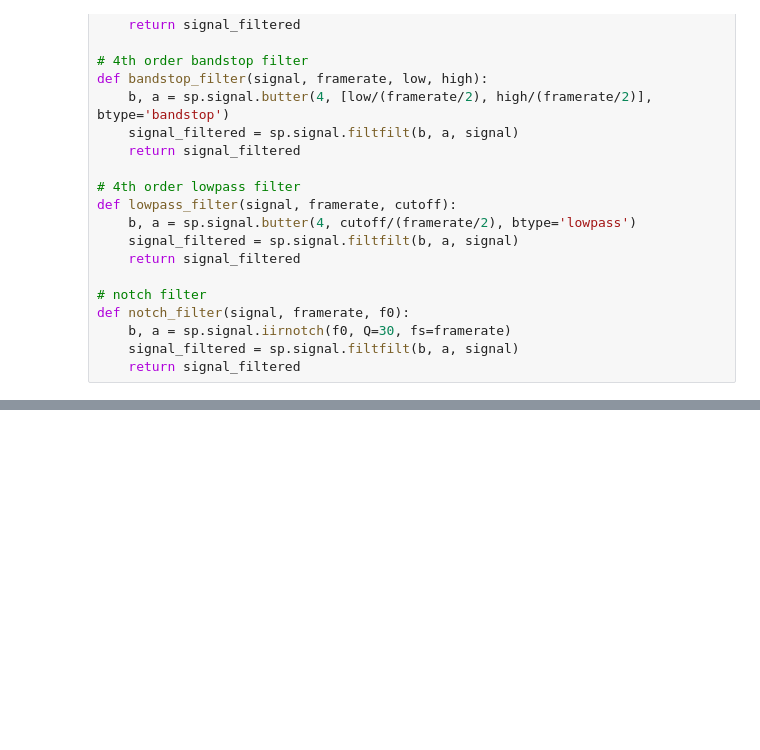
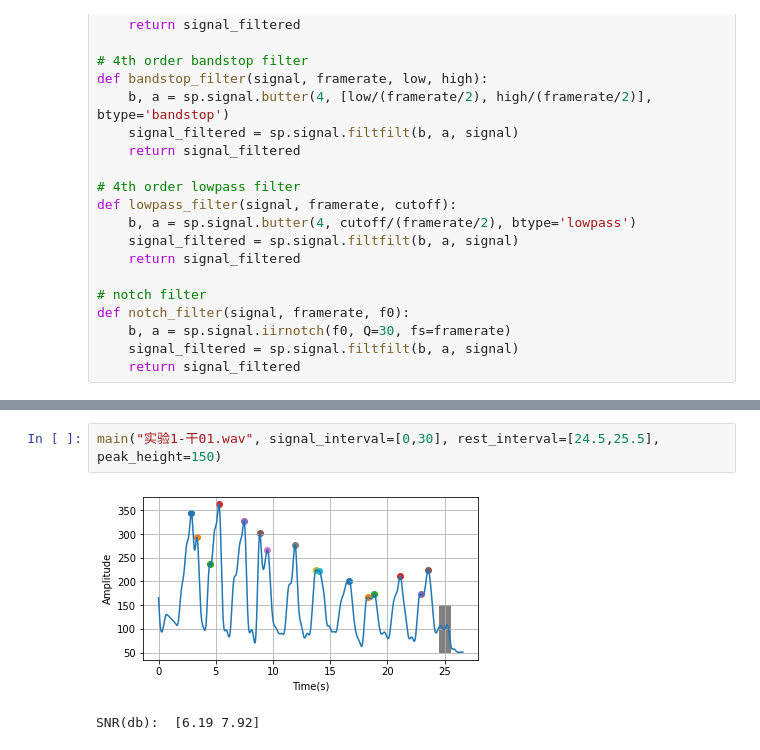
Before and after one commit to mumumli/BN5209, a Jupyter notebook: EMG_recording/EMG_recording_experiment1.ipynb, the cells around one changed output, grey strips where cells are left out. Saved outputs shown, nothing was run; the diff lists cells and outputs as text; blank space fills up the shorter version.

```diff
--- a/EMG_recording/EMG_recording_experiment1.ipynb
+++ b/EMG_recording/EMG_recording_experiment1.ipynb
@@ -175 +183,6 @@ def main(file_name, signal_interval=[0,1], rest_interval=[0,1], peak_height=100)
+# %%
+main("实验1-干01.wav", signal_interval=[0,30], rest_interval=[24.5,25.5], peak_height=150)
+# %% [output]
+[figure, added]
+SNR(db):  [6.19 7.92]
 # %%
```
Also changed, not shown: parts of 4 cells of this notebook, 6 other files.
